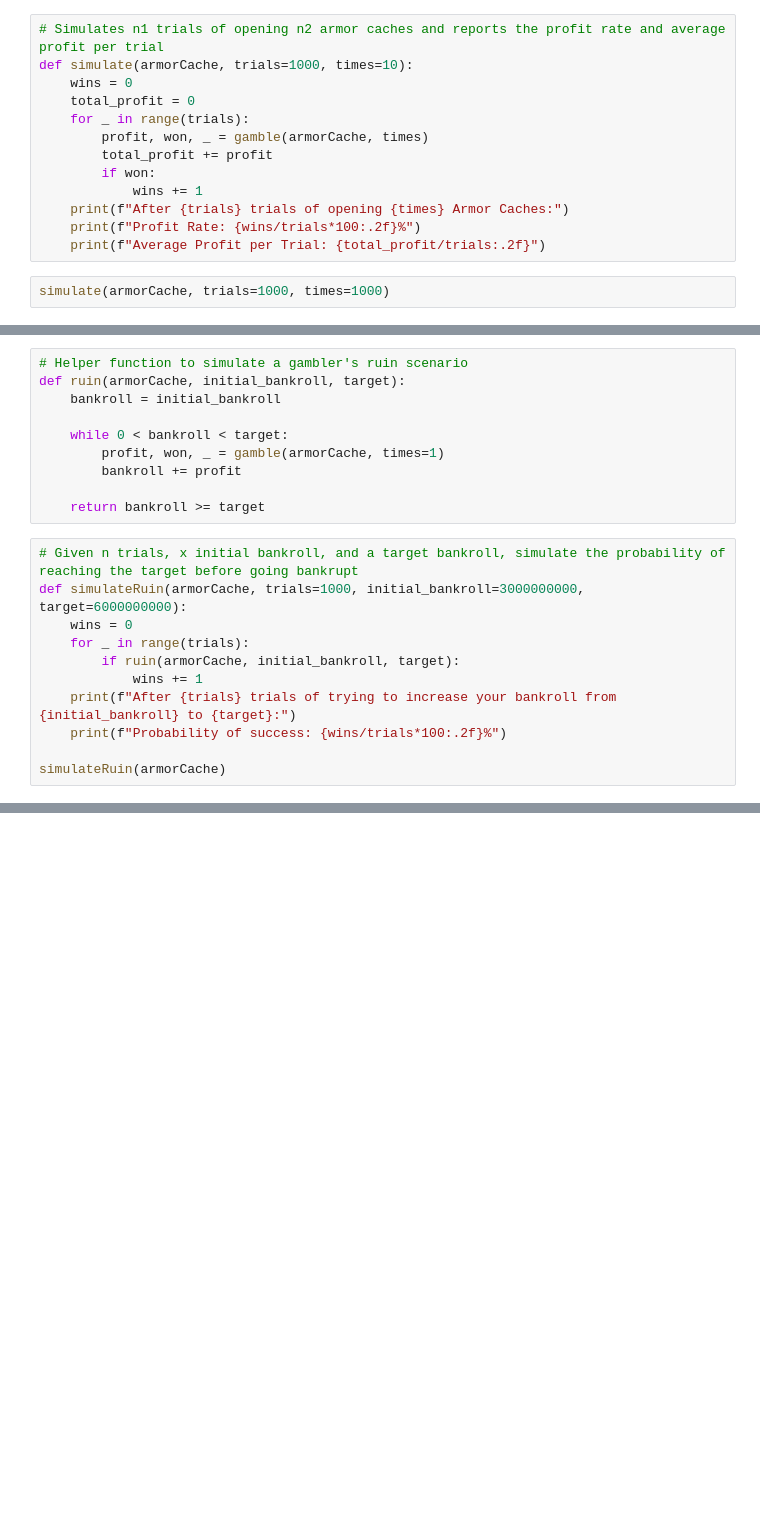
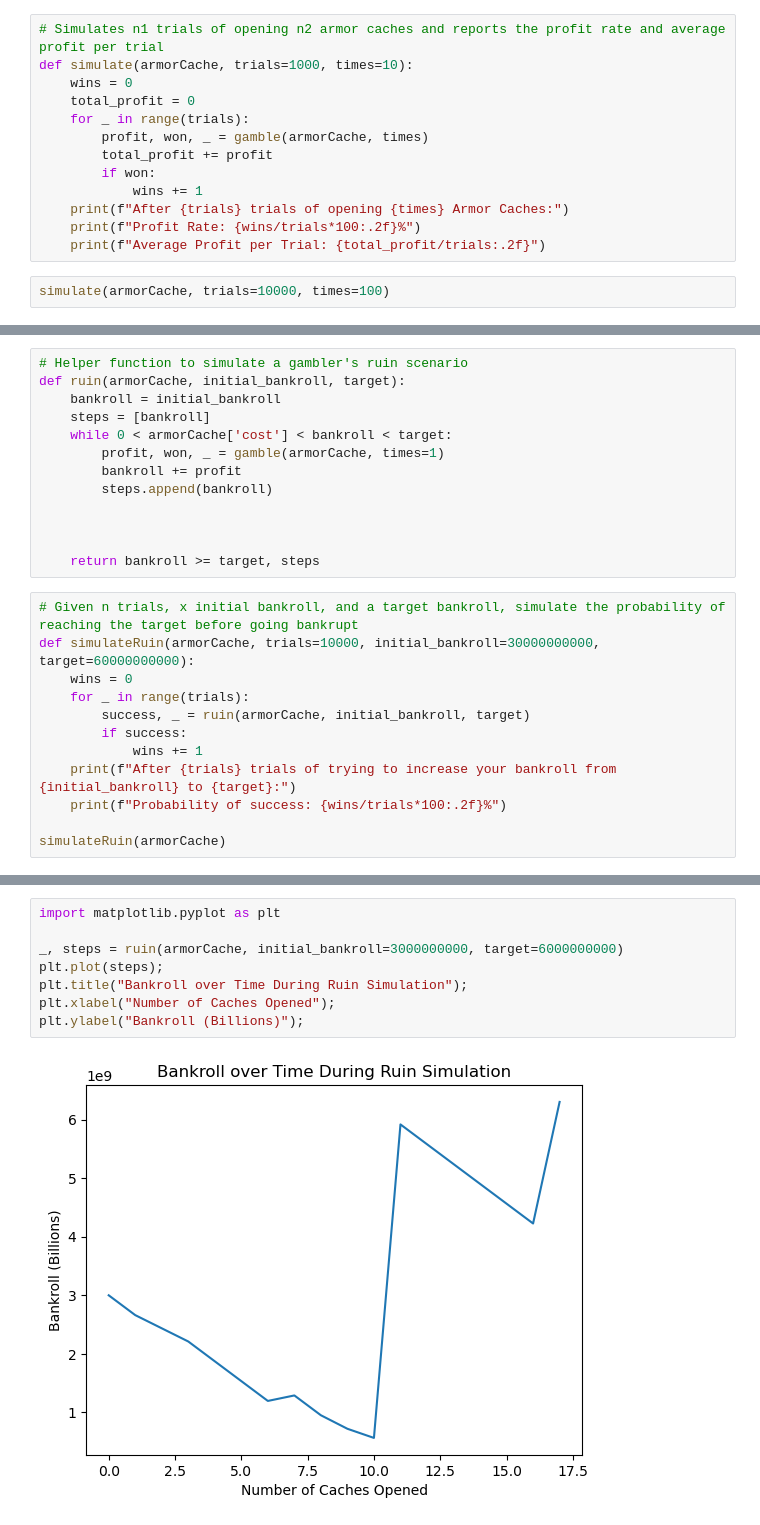
Before and after one commit to SuperXplorer/armorCache, a Jupyter notebook: armorCache.ipynb, the cells around one changed output, grey strips where cells are left out. Saved outputs shown, nothing was run; the diff lists cells and outputs as text; blank space fills up the shorter version.

```diff
--- a/armorCache.ipynb
+++ b/armorCache.ipynb
@@ -153,5 +153,5 @@ def simulate(armorCache, trials=1000, times=10):
     print(f"Profit Rate: {wins/trials*100:.2f}%")
     print(f"Average Profit per Trial: {total_profit/trials:.2f}")
 # %%
-simulate(armorCache, trials=1000, times=1000)
+simulate(armorCache, trials=10000, times=100)
 # %% [output]
@@ -162,18 +162,22 @@ Average Profit per Trial: -26776771742.21
 # Helper function to simulate a gambler's ruin scenario
 def ruin(armorCache, initial_bankroll, target):
     bankroll = initial_bankroll
-
-    while 0 < bankroll < target:
+    steps = [bankroll]
+    while 0 < armorCache['cost'] < bankroll < target:
         profit, won, _ = gamble(armorCache, times=1)
         bankroll += profit
+        steps.append(bankroll)
 
-    return bankroll >= target
+
+
+    return bankroll >= target, steps
 # %%
 # Given n trials, x initial bankroll, and a target bankroll, simulate the probability of reaching the target before going bankrupt
-def simulateRuin(armorCache, trials=1000, initial_bankroll=3000000000, target=6000000000):
+def simulateRuin(armorCache, trials=10000, initial_bankroll=30000000000, target=60000000000):
     wins = 0
     for _ in range(trials):
-        if ruin(armorCache, initial_bankroll, target):
+        success, _ = ruin(armorCache, initial_bankroll, target)
+        if success:
             wins += 1
     print(f"After {trials} trials of trying to increase your bankroll from {initial_bankroll} to {target}:")
     print(f"Probability of success: {wins/trials*100:.2f}%")
@@ -184,0 +189,10 @@ Probability of success: 32.90%
+# %%
+import matplotlib.pyplot as plt
+
+_, steps = ruin(armorCache, initial_bankroll=3000000000, target=6000000000)
+plt.plot(steps);
+plt.title("Bankroll over Time During Ruin Simulation");
+plt.xlabel("Number of Caches Opened");
+plt.ylabel("Bankroll (Billions)");
+# %% [output]
+[figure, added]
```
Also changed, not shown: parts of 4 cells of this notebook.
